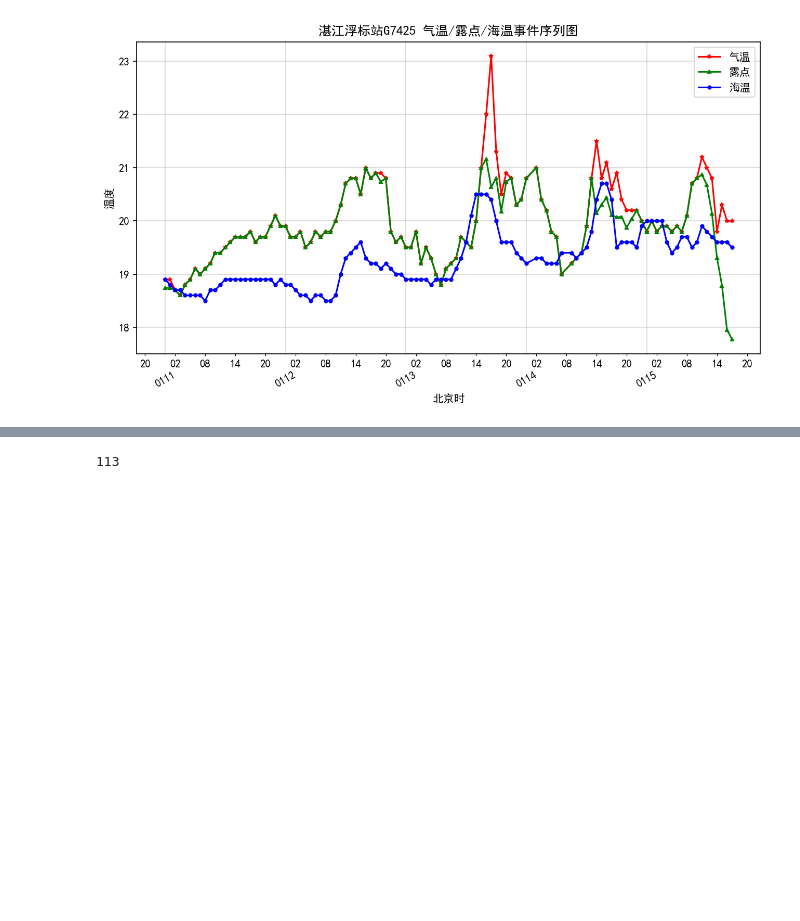
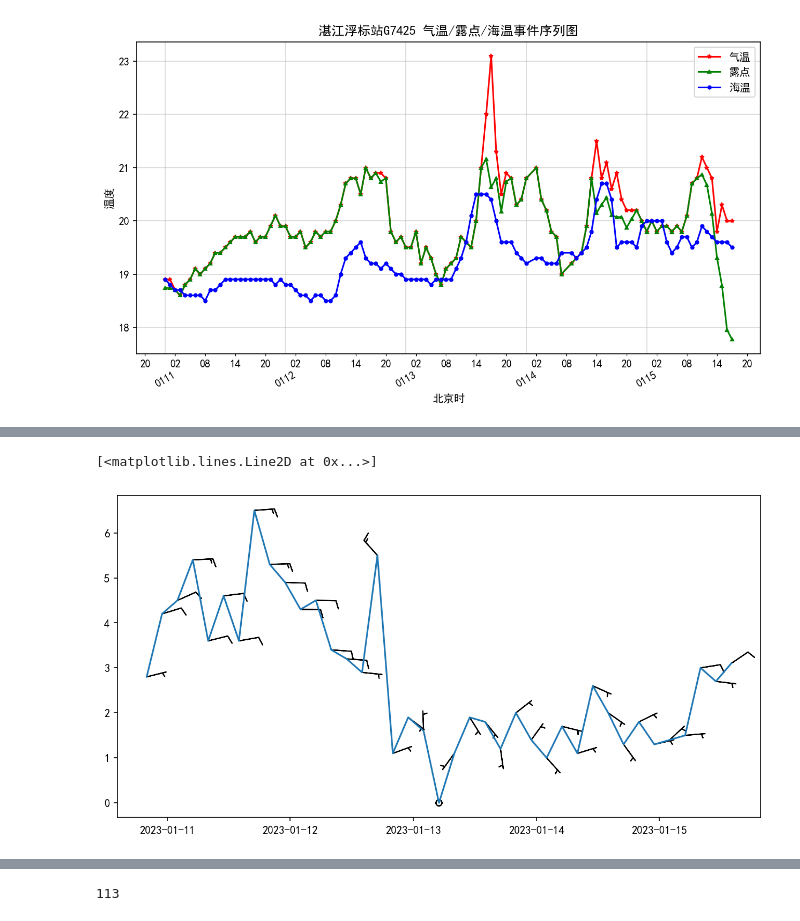
Before and after one commit to hanchyhill/python, a Jupyter notebook: seafog/src/statistics/2023/draw_fog_timeline.ipynb, the cells around one changed output, grey strips where cells are left out. Cells and saved outputs as stored; diff of their text form; code cells hidden in the pictures; blank space fills up the shorter version.

```diff
--- a/seafog/src/statistics/2023/draw_fog_timeline.ipynb
+++ b/seafog/src/statistics/2023/draw_fog_timeline.ipynb
@@ -184,0 +192,18 @@ plt.legend([line_t2m, line_td, line_sst,vis01,vis02,vis03], ['气温', '露点',
+# %%
+start_time = pd.Timestamp('2023-01-10 20:00')
+end_time = pd.Timestamp('2023-01-15 14:00')
+time_mask = ((df_59754['ObserveTime'] >= start_time) & (df_59754['ObserveTime'] <= end_time))
+df_59754_mask = df_59754.loc[time_mask]
+df_G7425_mask = df_G7425.loc[((df_G7425['ObserveTime'] >= start_time) & (df_G7425['ObserveTime'] <= end_time))]
+
+fig = plt.figure(figsize=(8, 4), dpi=150)  # 添加画布
+ax = fig.add_axes([0, 0, 1, 1])
+df_59754_time_int = df_59754_mask.loc[df_59754_mask['ObserveTime'].dt.minute==0]
+ax.barbs(df_59754_time_int['ObserveTime'][::3], df_59754_time_int[code_info['windspeed02']][::3],
+        df_59754_time_int['uwnd'][::3],df_59754_time_int['vwnd'][::3],barb_increments={'half':2,'full':4,'flag':20},
+        length=6,
+        )
+ax.plot(df_59754_time_int['ObserveTime'][::3], df_59754_time_int[code_info['windspeed02']][::3])
+# %% [output]
+[<matplotlib.lines.Line2D at 0x...>]
+[figure, added]
```
Also changed, not shown: parts of 3 cells of this notebook.
